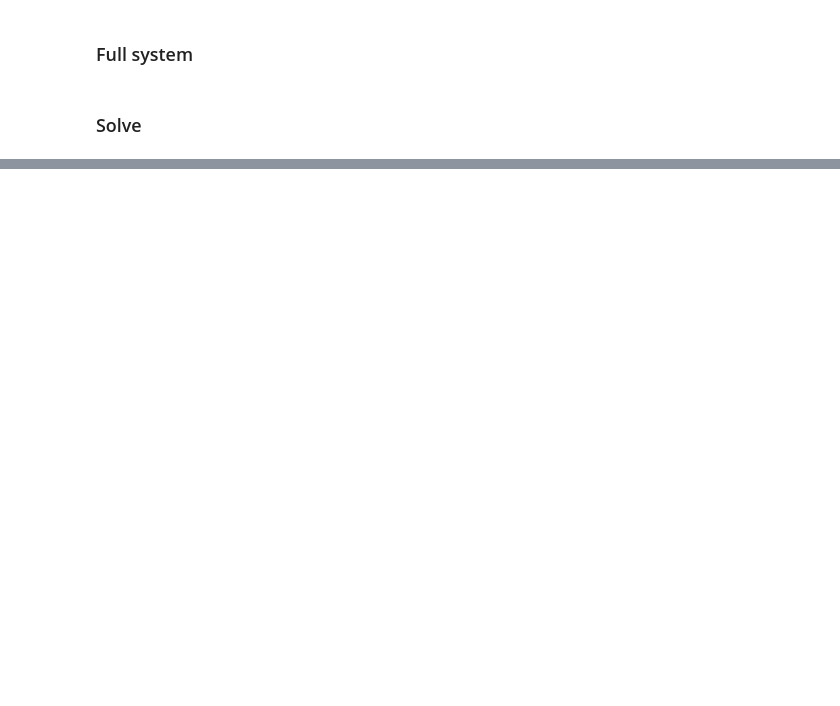
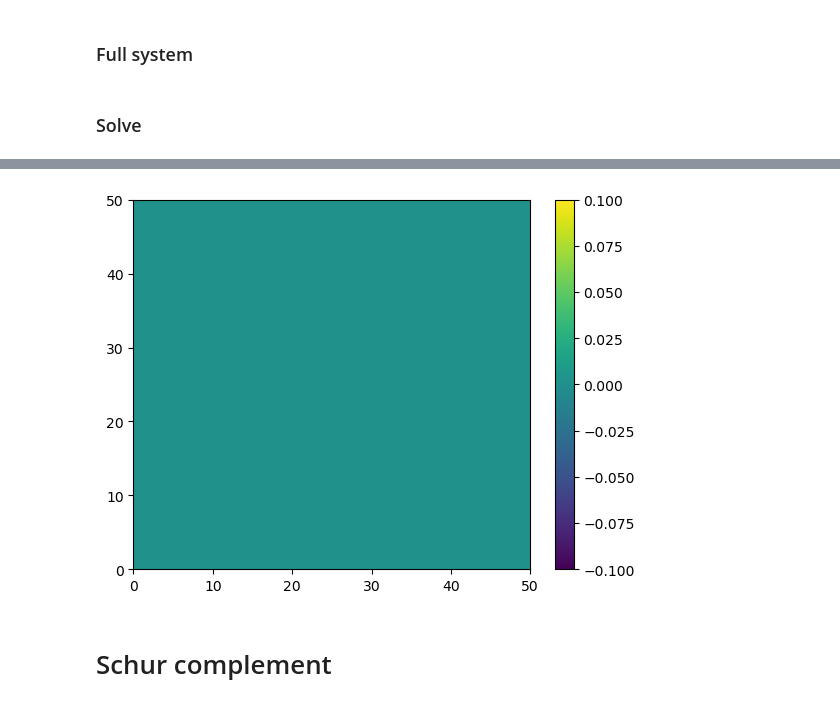
Before and after one commit to remihndz/Macular-Oxygenation, a Jupyter notebook: Oxygen-Voxel-Method/src/CleanCode.ipynb, the cells around one changed output, grey strips where cells are left out. Cells and saved outputs as stored; diff of their text form; code cells hidden in the pictures; blank space fills up the shorter version.

```diff
--- a/Oxygen-Voxel-Method/src/CleanCode.ipynb
+++ b/Oxygen-Voxel-Method/src/CleanCode.ipynb
@@ -1155,0 +1346,8 @@ plt.scatter(s, cv)
+# %%
+plt.pcolormesh(ct.reshape(CV.grid.shape)[:, 25, :])
+plt.colorbar()
+plt.show()
+# %% [output]
+[figure, added]
+# %% [markdown]
+# Schur complement
```
Also changed, not shown: parts of 27 cells of this notebook.
